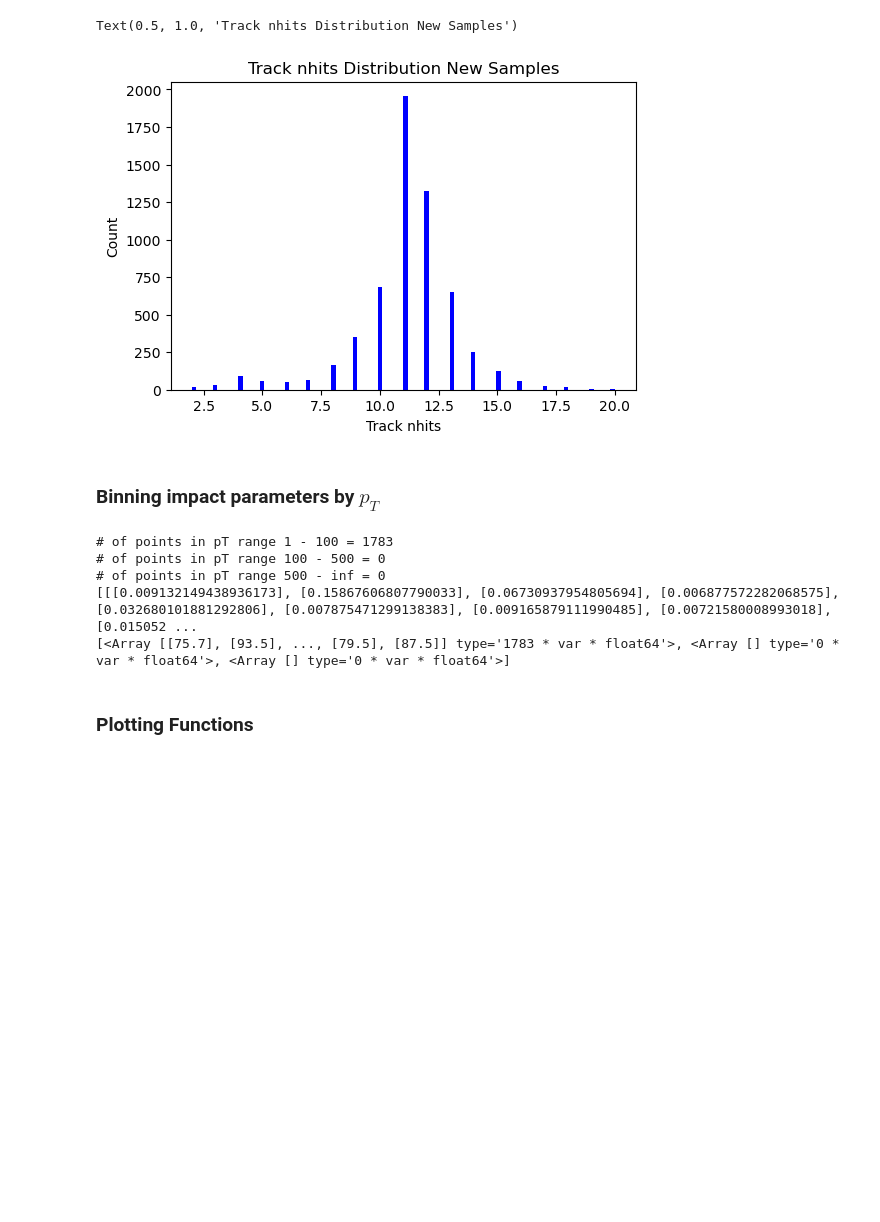
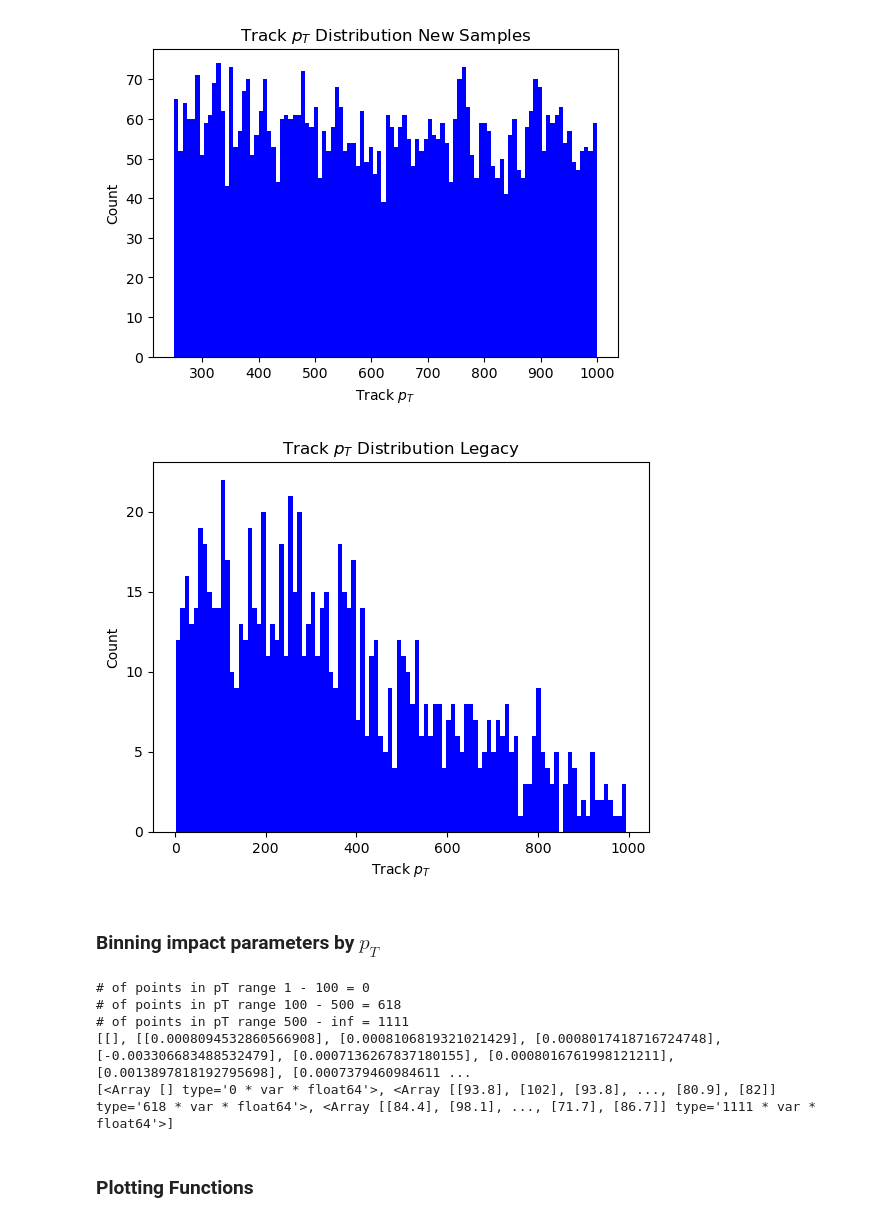
Before and after one commit to kdp-lab/maia_detector_paper, a Jupyter notebook: json_analysis.ipynb, the cells around one changed output. Saved outputs shown, nothing was run; the diff lists cells and outputs as text; code cells hidden in the pictures; blank space fills up the shorter version.

```diff
--- a/json_analysis.ipynb
+++ b/json_analysis.ipynb
@@ -8,5 +8,7 @@ from scipy.optimize import curve_fit
 #from codes.plotting import plot_prettier
 #plot_prettier()
 # %%
-data1 = ak.from_json(pathlib.Path(r"C:\Users\leoro\OneDrive\Muon_Collider\Psets\mucol_plotting_scripts-main\macros\local_scripts\v0_noBIB_0-50.json"))
+data3 = ak.from_json(pathlib.Path(r"C:\Users\leoro\OneDrive\Muon_Collider\Psets\mucol_plotting_scripts-main\macros\local_scripts\v0_noBIB_0-50.json"))
+data2 = ak.from_json(pathlib.Path(r"C:\Users\leoro\OneDrive\Muon_Collider\Psets\mucol_plotting_scripts-main\macros\local_scripts\v0_noBIB_50-250.json"))
+data1 = ak.from_json(pathlib.Path(r"C:\Users\leoro\OneDrive\Muon_Collider\Psets\mucol_plotting_scripts-main\macros\local_scripts\v0_noBIB_250-1000.json"))
 data = ak.from_json(pathlib.Path(r"C:\Users\leoro\OneDrive\Muon_Collider\Psets\mucol_plotting_scripts-main\macros\local_scripts\makeMuonPlots.json"))
@@ -144,13 +152,21 @@ plt.show()
 # %%
 plt.figure(figsize=(6, 4))
 
-plt.hist(ak.flatten(nhits), bins=100, color='blue')
-plt.xlabel('Track nhits')
+# Histogram for track pt
+plt.hist(ak.flatten(pt_match), bins=100, color='blue')
+plt.xlabel('Track $p_T$')
 plt.ylabel('Count')
-plt.title('Track nhits Distribution New Samples')
+plt.title('Track $p_T$ Distribution New Samples')
+plt.show()
+
+plt.hist(ak.flatten(data['pt_match']), bins=100, color='blue')
+plt.xlabel('Track $p_T$')
+plt.ylabel('Count')
+plt.title('Track $p_T$ Distribution Legacy')
+plt.show()
 # %% [output]
-Text(0.5, 1.0, 'Track nhits Distribution New Samples')
-[figure, old version]
+[figure, new version]
+[figure, added]
 # %% [markdown]
 ### Binning impact parameters by $p_T$
 # %%
@@ -204,11 +220,11 @@ print(theta_masked_d0)
 #     print(len(d0_masked[i]))
 #     print(len(theta_masked_d0[i]))
 # %% [output]
-# of points in pT range 1 - 100 = 1783
-# of points in pT range 100 - 500 = 0
-# of points in pT range 500 - inf = 0
-[[[0.009132149438936173], [0.15867606807790033], [0.06730937954805694], [0.006877572282068575], [0.032680101881292806], [0.007875471299138383], [0.009165879111990485], [0.00721580008993018], [0.015052 ...
-[<Array [[75.7], [93.5], ..., [79.5], [87.5]] type='1783 * var * float64'>, <Array [] type='0 * var * float64'>, <Array [] type='0 * var * float64'>]
+# of points in pT range 1 - 100 = 0
+# of points in pT range 100 - 500 = 618
+# of points in pT range 500 - inf = 1111
+[[], [[0.0008094532860566908], [0.0008106819321021429], [0.0008017418716724748], [-0.003306683488532479], [0.0007136267837180155], [0.0008016761998121211], [0.0013897818192795698], [0.0007379460984611 ...
+[<Array [] type='0 * var * float64'>, <Array [[93.8], [102], [93.8], ..., [80.9], [82]] type='618 * var * float64'>, <Array [[84.4], [98.1], ..., [71.7], [86.7]] type='1111 * var * float64'>]
 # %% [markdown]
 ### Plotting Functions
 # %%
```
Also changed, not shown: parts of 10 cells of this notebook.
